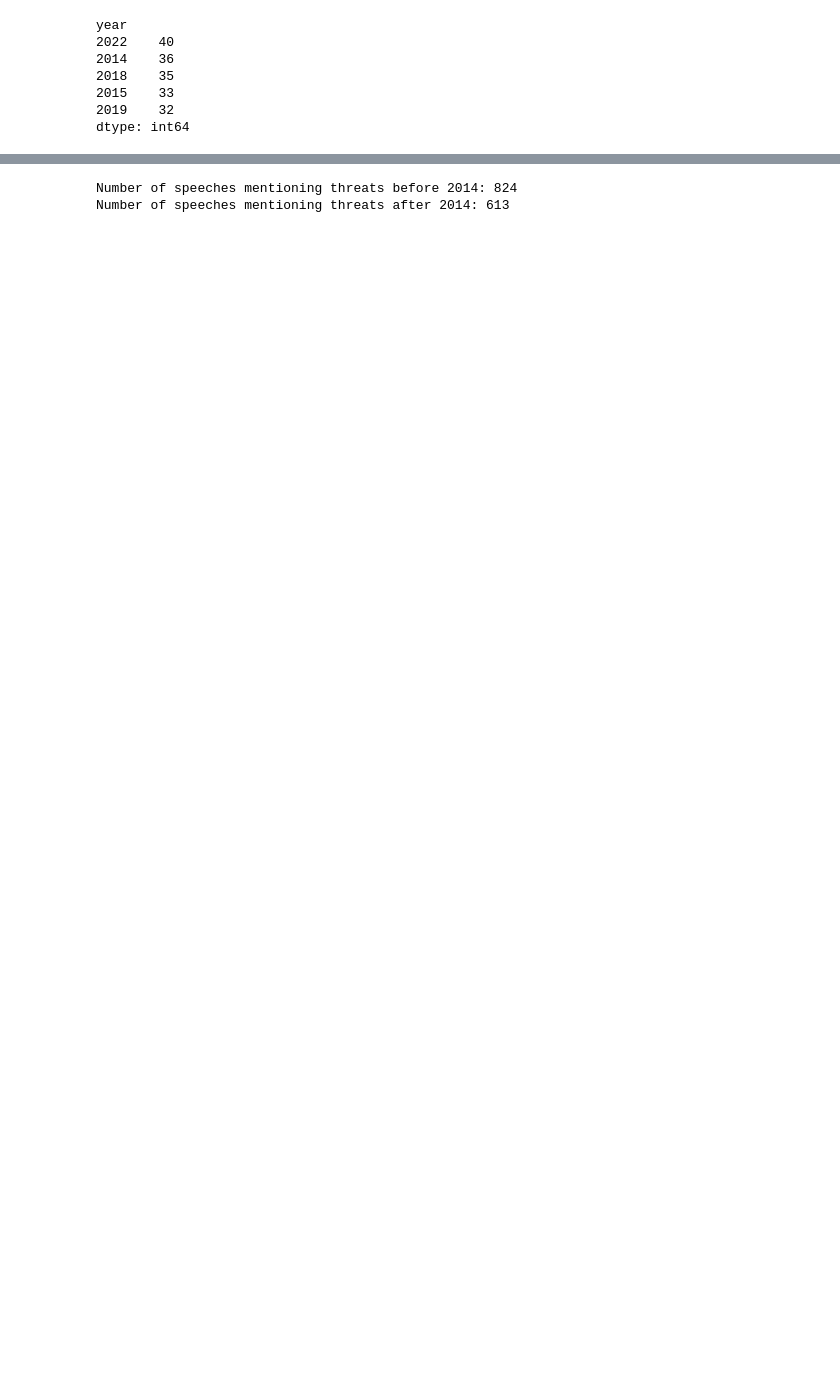
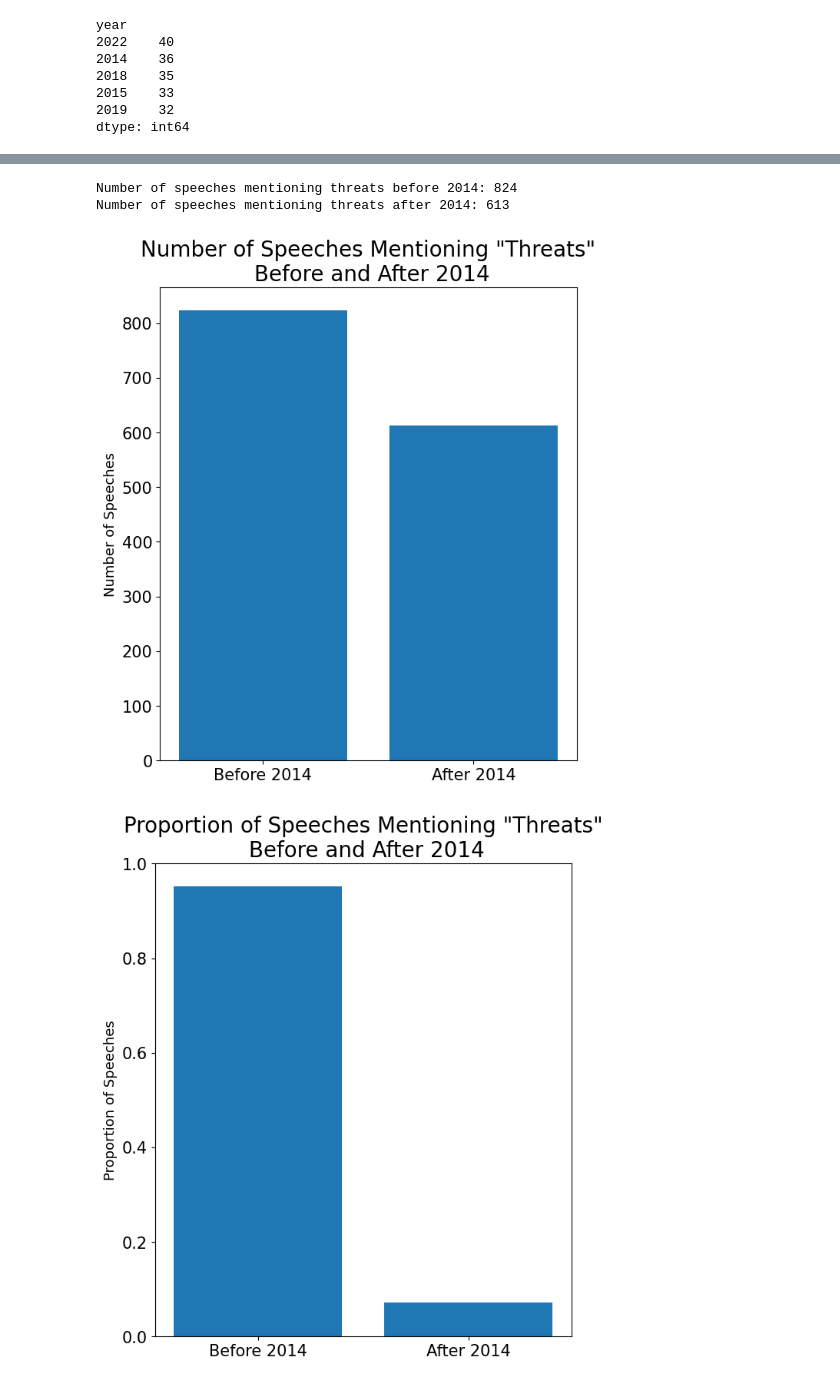
Before and after one commit to szuvarska/PutinsTalksAnalysis, a Jupyter notebook: 04_statistics.ipynb, the cells around one changed output, grey strips where cells are left out. Saved outputs shown, nothing was run; the diff lists cells and outputs as text; code cells hidden in the pictures; blank space fills up the shorter version.

```diff
--- a/04_statistics.ipynb
+++ b/04_statistics.ipynb
@@ -127,16 +155,38 @@ Number of speeches mentioning NATO after 2004: 354
 # %%
 # How often does he speak about “threats” before and after 2014?
 df_threats = df_all[df_all['wordlist'].apply(
     lambda lst: any('threat' in word.lower() for word in lst)
 )].copy()
 df_threats['year'] = pd.to_datetime(df_threats['date']).dt.year
 threats_before_2014 = (df_threats['year'] < 2014).sum()
 threats_after_2014 = (df_threats['year'] >= 2014).sum()
 print(f'Number of speeches mentioning threats before 2014: {threats_before_2014}')
 print(f'Number of speeches mentioning threats after 2014: {threats_after_2014}')
+
+# Plot threats mentions before and after 2014
+plt.figure(figsize=(7, 8))
+plt.bar(['Before 2014', 'After 2014'], [threats_before_2014, threats_after_2014])
+plt.title('Number of Speeches Mentioning "Threats"\n Before and After 2014', fontsize=20)
+plt.ylabel('Number of Speeches', fontsize=13)
+plt.xticks(fontsize=15)
+plt.yticks(fontsize=15)
+plt.show()
+
+# Proportion of speeches mentioning threats before and after 2014
+threats_before_2014_fraction = threats_before_2014 / before_2004
+threats_after_2014_fraction = threats_after_2014 / after_2004
+plt.figure(figsize=(7, 8))
+plt.bar(['Before 2014', 'After 2014'], [threats_before_2014_fraction, threats_after_2014_fraction])
+plt.title('Proportion of Speeches Mentioning "Threats"\n Before and After 2014', fontsize=20)
+plt.ylabel('Proportion of Speeches', fontsize=13)
+plt.xticks(fontsize=15)
+plt.yticks(fontsize=15)
+plt.show()
 # %% [output]
 Number of speeches mentioning threats before 2014: 824
 Number of speeches mentioning threats after 2014: 613
+[figure, added]
+[figure, added]
 # %%
 # At what point does Putin start talking about a “multipolar world”?
 df_multipolar = df_all[df_all['wordlist'].apply(
```
Also changed, not shown: parts of 3 cells of this notebook, 1 other file.
